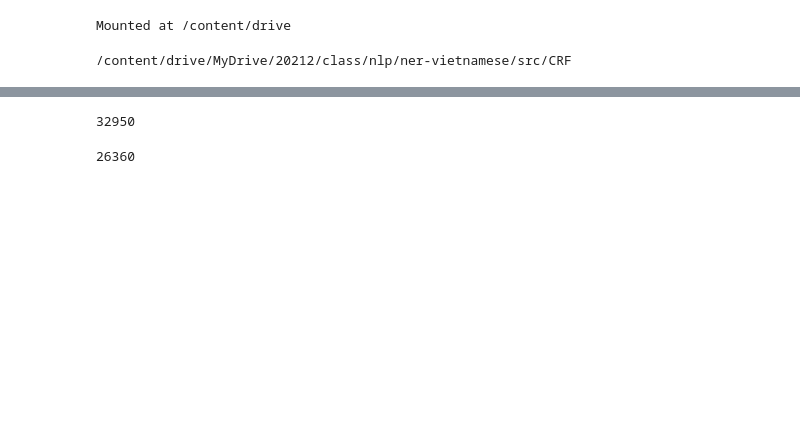
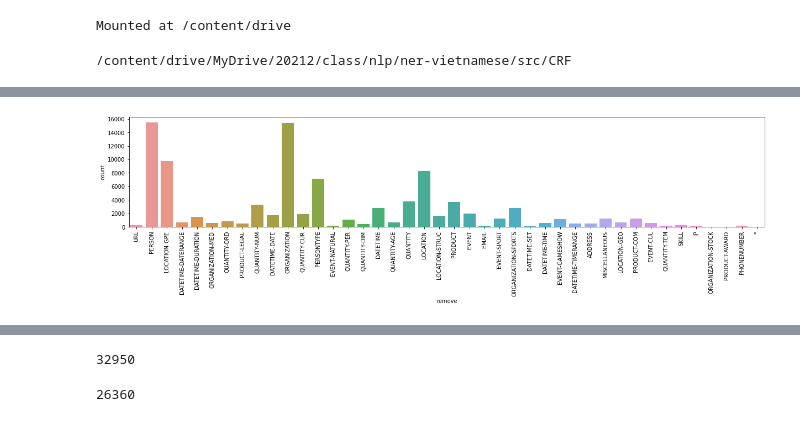
Before and after one commit to longpt233/ner-vietnamese, a Jupyter notebook: src/CRF/crf_v2.ipynb, the cells around one changed output, grey strips where cells are left out. Cells and saved outputs as stored; diff of their text form; code cells hidden in the pictures; blank space fills up the shorter version.

```diff
--- a/src/CRF/crf_v2.ipynb
+++ b/src/CRF/crf_v2.ipynb
@@ -79,0 +75,13 @@ Successfully installed python-crfsuite-0.9.8 sklearn-crfsuite-0.3.6
+# %%
+import pandas as pd
+train1 = pd.DataFrame()
+train1['remove'] = data_ner_non_null.apply(lambda row: row.labels[2:], axis=1)
+# %%
+plt.figure(figsize=(17, 5))
+
+ax = sns.countplot('remove', data=train1)
+ax.set_xticklabels(ax.get_xticklabels(), rotation=90, ha="center")
+plt.tight_layout()
+plt.show()
+# %% [output]
+[figure, added]
```
Also changed, not shown: parts of 32 cells of this notebook, 6 other files.
